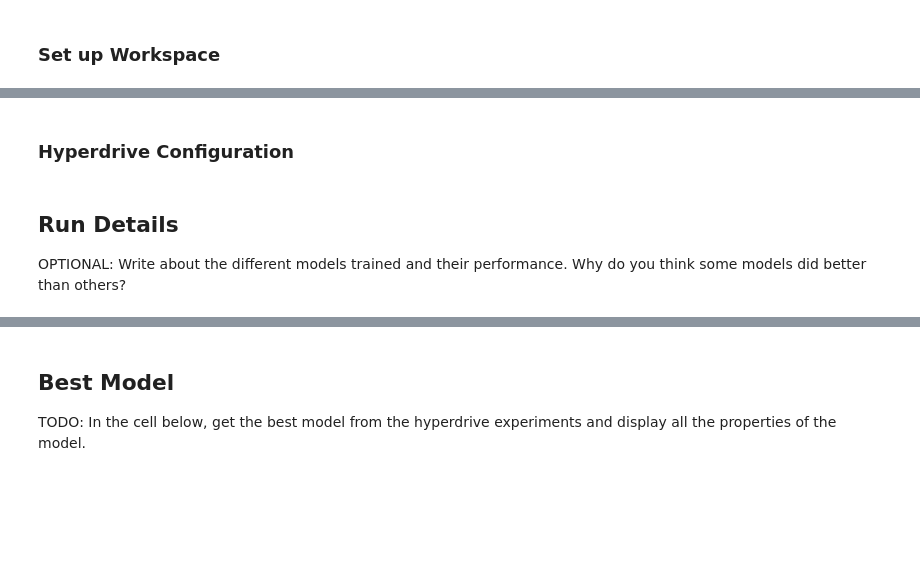
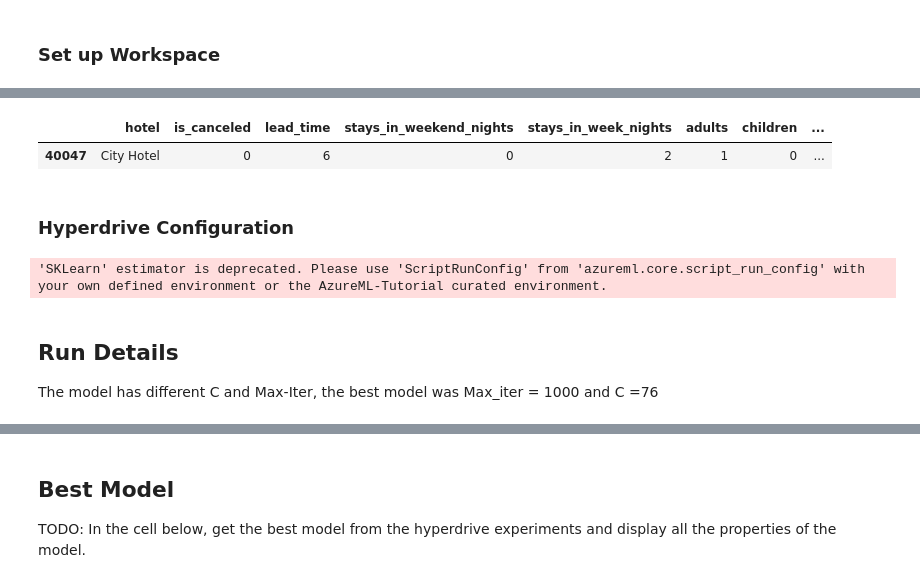
Before and after one commit to ketcx/mle-capstone-project, a Jupyter notebook: hyperparameter_tuning.ipynb, the cells around one changed output, grey strips where cells are left out. Drawn from its saved outputs; the diff is of its cells as text; code cells hidden in the pictures; blank space fills up the shorter version.

Commit message:
add hyperparameter tuning

```diff
--- a/hyperparameter_tuning.ipynb
+++ b/hyperparameter_tuning.ipynb
@@ -46,0 +54,8 @@ cpu_cluster.wait_for_completion(show_output=True)
+# %%
+# Data
+pd.options.display.max_columns = None
+
+
+ds = TabularDatasetFactory.from_delimited_files("https://raw.githubusercontent.com/ketcx/ml-ops-exercise/master/data/hotel_bookings_clean.csv", validate=True, include_path=False, infer_column_types=True, set_column_types=None, separator=',', header=True, partition_format=None, support_multi_line=False, empty_as_string=False)
+df = ds.to_pandas_dataframe()
+df.info()
@@ -47,3 +80,8 @@ cpu_cluster.wait_for_completion(show_output=True)
+# %%
+df[df['hotel'] == "City Hotel"].head(1)
+# %% [output]
+|  | hotel | is_canceled | lead_time | stays_in_weekend_nights | stays_in_week_nights | adults | children | ... |
+| 40047 | City Hotel | 0 | 6 | 0 | 2 | 1 | 0 | ... |
 # %% [markdown]
 ### Hyperdrive Configuration
 # %%
@@ -69,15 +107,16 @@ azureml_pip_packages = [
 #Estimator
 estimator = SKLearn(entry_script='./train.py', source_directory=".", compute_target=cpu_cluster, pip_packages=azureml_pip_packages)
 
-
 # Hyperdrive config
-hyperdrive_run_config = HyperDriveConfig(estimator=est,
-                                         hyperparameter_sampling=ps,
-                                         policy=policy,
+hyperdrive_run_config = HyperDriveConfig(estimator=estimator,
+                                         hyperparameter_sampling=param_sampling,
+                                         policy=early_termination_policy,
                                          primary_metric_name='Accuracy',
                                          primary_metric_goal=PrimaryMetricGoal.MAXIMIZE,
                                          max_total_runs=4,
                                          max_concurrent_runs=4
                                         )
+# %% [output]
+'SKLearn' estimator is deprecated. Please use 'ScriptRunConfig' from 'azureml.core.script_run_config' with your own defined environment or the AzureML-Tutorial curated environment.
 # %%
 #Experiment Submit
@@ -85,7 +124,7 @@ run = experiment.submit(config=hyperdrive_config, show_output=True)
-# %% [markdown]
-## Run Details
-
-OPTIONAL: Write about the different models trained and their performance. Why do you think some models did better than others?
+# %% [markdown]
+## Run Details
+
+The model has different C and Max-Iter, the best model was Max_iter = 1000 and C =76
 # %%
 RunDetails(run).show()
 run.wait_for_completion(show_output=True)
```
Also changed, not shown: parts of 13 cells of this notebook, 2 other files.
